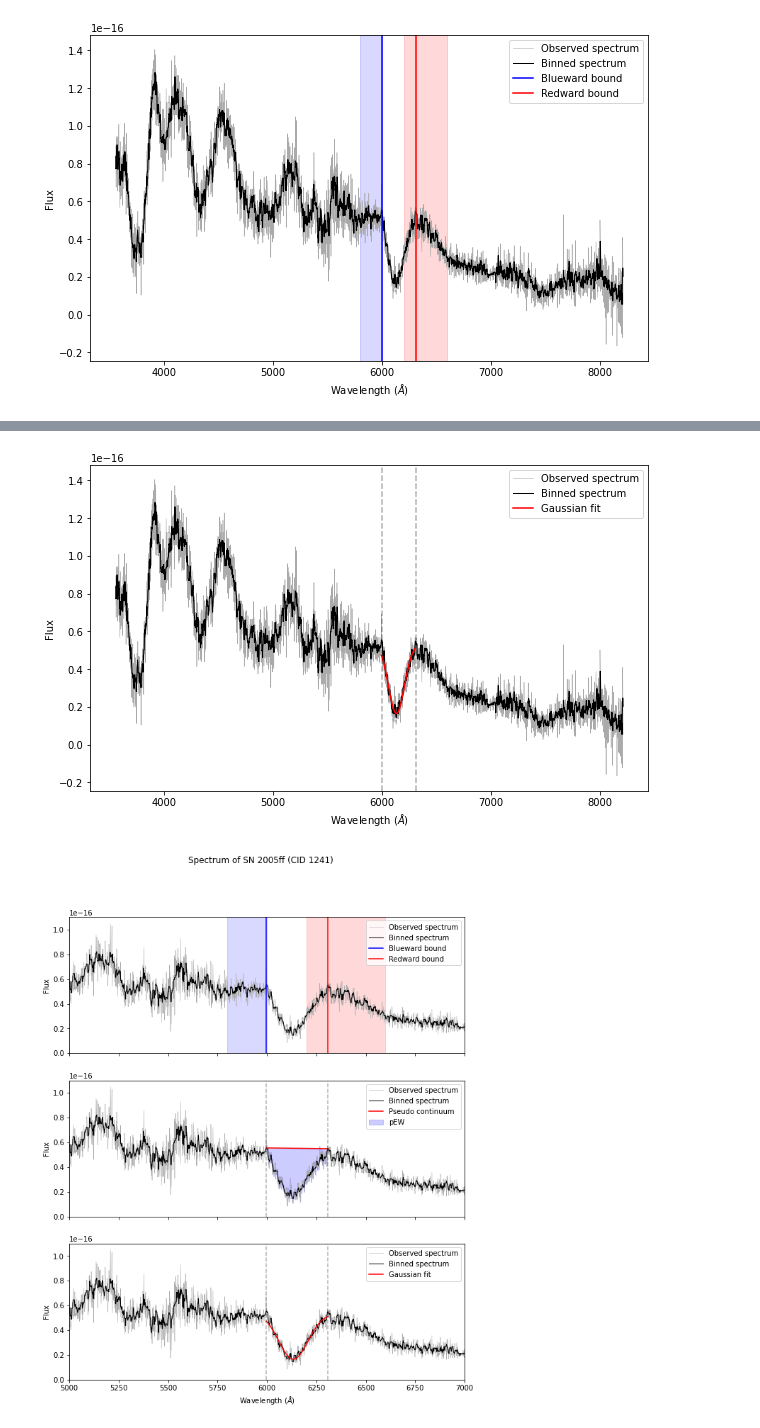
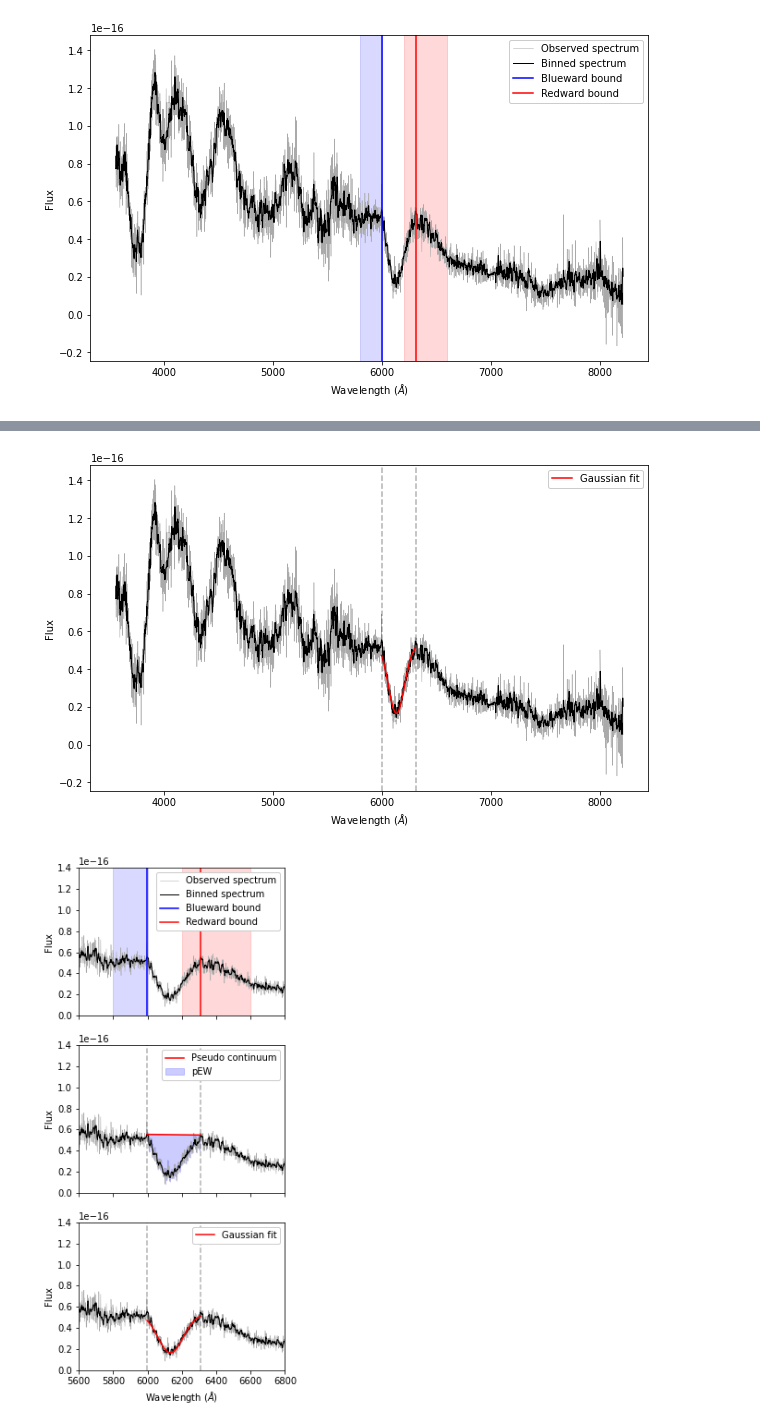
Before and after one commit to mwvgroup/SN-Spectral-Evolution, a Jupyter notebook: notebooks/progress_plots.ipynb, the cells around one changed output, grey strips where cells are left out. Cells and saved outputs as stored; diff of their text form; code cells hidden in the pictures.

Commit message:
Formats measurement procedure plots for paper

```diff
--- a/notebooks/progress_plots.ipynb
+++ b/notebooks/progress_plots.ipynb
@@ -115,7 +121,7 @@ def plot_sdss_start_end(obj_id, time, feat_choice, axis=None):
     axis.axvline(feat_data.feat_start, color='blue', label='Blueward bound')
     axis.axvline(feat_data.feat_end, color='red', label='Redward bound')
 
-    axis.legend()
+    axis.legend(framealpha=1, loc='upper right')
     axis.set_xlabel(r'Wavelength ($\AA$)')
     axis.set_ylabel('Flux')
 # %%
@@ -157,15 +163,15 @@ def plot_sdss_spectrum_measurements(obj_id, time, feat_choice, axis=None):
     fit_func = np.poly1d(fit_params)
     y = fit_func(x)
 
-    axis.plot(rest_wave, rest_flux, color='#AAAAAA', linewidth=.5, label = 'Observed spectrum')
-    axis.plot(rest_wave, bin_flux, color='k', linewidth=1, label = 'Binned spectrum')
+    axis.plot(rest_wave, rest_flux, color='#AAAAAA', linewidth=.5)
+    axis.plot(rest_wave, bin_flux, color='k', linewidth=1)
     axis.fill_between(x, y2, y, color='blue', alpha=.2, label=f'pEW')
     axis.plot(x, y, color='red', label='Pseudo continuum')
 
     axis.axvline(feat_start, color='k', alpha=.3, linestyle='--')
     axis.axvline(feat_end, color='k', alpha=.3, linestyle='--')
 
-    axis.legend()
+    axis.legend(framealpha=1, loc='upper right')
     axis.set_xlabel(r'Wavelength ($\AA$)')
     axis.set_ylabel('Flux')
 # %%
@@ -221,20 +227,20 @@ def plot_sdss_spectrum_gauss(obj_id, time, feat_choice, axis=None):
 
     feature = ObservedFeature(feat_wave, feat_flux, feat_binned, FEATURES[feat_choice]['restframe'])
 
-    axis.plot(rest_wave, rest_flux, color='#AAAAAA', linewidth=.5, label = 'Observed spectrum')
-    axis.plot(rest_wave, bin_flux, color='k', linewidth=1, label = 'Binned spectrum')
+    axis.plot(rest_wave, rest_flux, color='#AAAAAA', linewidth=.5)
+    axis.plot(rest_wave, bin_flux, color='k', linewidth=1)
     axis.plot(feature.wave, feature.gaussian_fit() * feature.continuum, color='red', label='Gaussian fit')
 
     axis.axvline(feat_start, color='k', alpha=.3, linestyle='--')
     axis.axvline(feat_end, color='k', alpha=.3, linestyle='--')
 
-    axis.legend()
+    axis.legend(framealpha=1, loc='upper right')
     axis.set_xlabel(r'Wavelength ($\AA$)')
     axis.set_ylabel('Flux')
 # %%
 plot_sdss_spectrum_gauss(1241, 2453636.5, 'pW7')
 # %% [output]
-[figure, old version]
+[figure, new version]
 # %%
 def plot_measurement_process(obj_id, time, feat_choice, xlim=None, ylim=None, figsize=(10, 12)):
     """Plot the feature measurement process
@@ -262,14 +268,7 @@ def plot_measurement_process(obj_id, time, feat_choice, xlim=None, ylim=None, fi
 
     if ylim:
         ax1.set_ylim(*ylim)
-
-    iau = s18.load_table('master').to_pandas('CID').loc['1241'].IAUName
-    if iau:
-        fig.suptitle(f'Spectrum of SN {iau} (CID {obj_id})')
-
-    else:
-        fig.suptitle(f'Spectrum of CID {obj_id}')
 # %%
-plot_measurement_process(1241, 2453636.5, feat_choice='pW7', xlim=(5000, 7000), ylim=(0, 1.1E-16))
+plot_measurement_process(1241, 2453636.5, feat_choice='pW7', xlim=(5600, 6800), ylim=(0, 1.4E-16), figsize=(4, 10))
 # %% [output]
-[figure, old version]
+[figure, new version]
```
Also changed, not shown: parts of 2 cells of this notebook.
